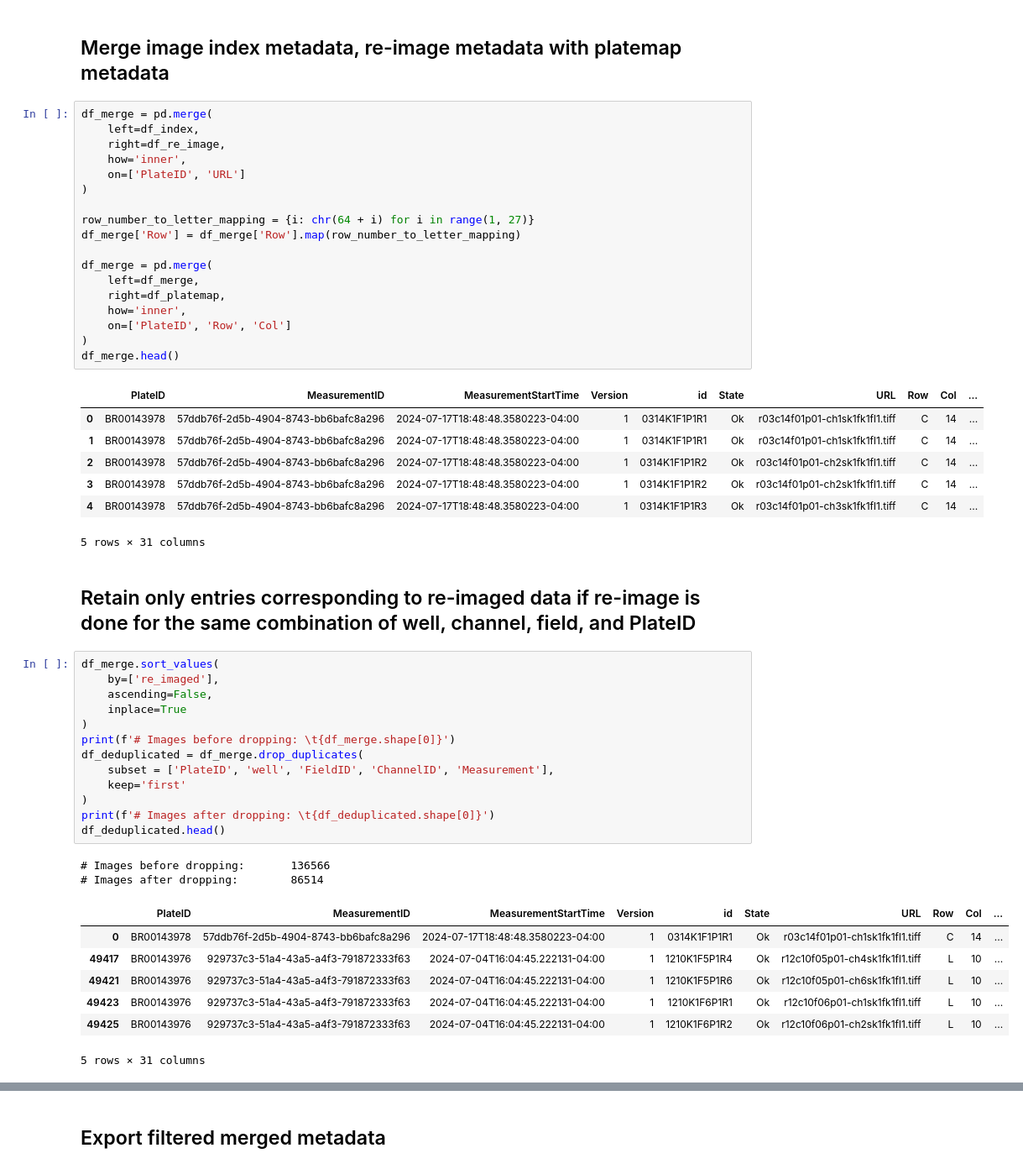
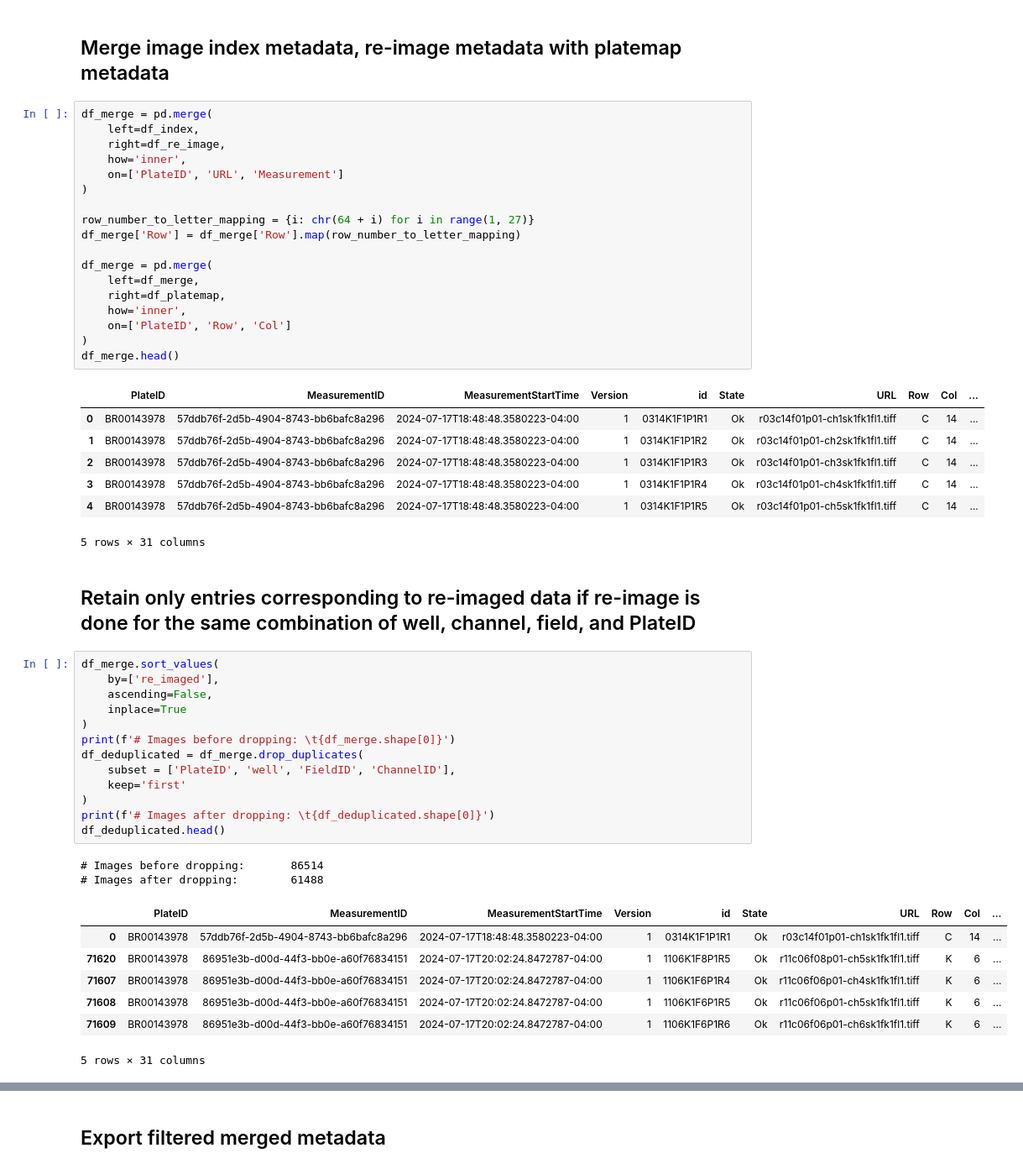
Before and after one commit to wli51/pediatric_cancer_atlas_analysis, a Jupyter notebook: 0.data_analysis_and_processing/1.merge_metadata_and_select_samples.ipynb, the cells around one changed output, grey strips where cells are left out. Shown at 84% size. Cells and saved outputs as stored; diff of their text form.

```diff
--- a/0.data_analysis_and_processing/1.merge_metadata_and_select_samples.ipynb
+++ b/0.data_analysis_and_processing/1.merge_metadata_and_select_samples.ipynb
@@ -68,7 +68,7 @@ df_merge = pd.merge(
     left=df_index,
     right=df_re_image,
     how='inner',
-    on=['PlateID', 'URL']
+    on=['PlateID', 'URL', 'Measurement']
 )
 
 row_number_to_letter_mapping = {i: chr(64 + i) for i in range(1, 27)}
@@ -84,35 +84,35 @@ df_merge.head()
 # %% [output]
 |  | PlateID | MeasurementID | MeasurementStartTime | Version | id | State | URL | Row | Col | ... |
 | 0 | BR00143978 | 57ddb76f-2d5b-4904-8743-bb6bafc8a296 | 2024-07-17T18:48:48.3580223-04:00 | 1 | 0314K1F1P1R1 | Ok | r03c14f01p01-ch1sk1fk1fl1.tiff | C | 14 | ... |
-| 1 | BR00143978 | 57ddb76f-2d5b-4904-8743-bb6bafc8a296 | 2024-07-17T18:48:48.3580223-04:00 | 1 | 0314K1F1P1R1 | Ok | r03c14f01p01-ch1sk1fk1fl1.tiff | C | 14 | ... |
-| 2 | BR00143978 | 57ddb76f-2d5b-4904-8743-bb6bafc8a296 | 2024-07-17T18:48:48.3580223-04:00 | 1 | 0314K1F1P1R2 | Ok | r03c14f01p01-ch2sk1fk1fl1.tiff | C | 14 | ... |
-| 3 | BR00143978 | 57ddb76f-2d5b-4904-8743-bb6bafc8a296 | 2024-07-17T18:48:48.3580223-04:00 | 1 | 0314K1F1P1R2 | Ok | r03c14f01p01-ch2sk1fk1fl1.tiff | C | 14 | ... |
-| 4 | BR00143978 | 57ddb76f-2d5b-4904-8743-bb6bafc8a296 | 2024-07-17T18:48:48.3580223-04:00 | 1 | 0314K1F1P1R3 | Ok | r03c14f01p01-ch3sk1fk1fl1.tiff | C | 14 | ... |
+| 1 | BR00143978 | 57ddb76f-2d5b-4904-8743-bb6bafc8a296 | 2024-07-17T18:48:48.3580223-04:00 | 1 | 0314K1F1P1R2 | Ok | r03c14f01p01-ch2sk1fk1fl1.tiff | C | 14 | ... |
+| 2 | BR00143978 | 57ddb76f-2d5b-4904-8743-bb6bafc8a296 | 2024-07-17T18:48:48.3580223-04:00 | 1 | 0314K1F1P1R3 | Ok | r03c14f01p01-ch3sk1fk1fl1.tiff | C | 14 | ... |
+| 3 | BR00143978 | 57ddb76f-2d5b-4904-8743-bb6bafc8a296 | 2024-07-17T18:48:48.3580223-04:00 | 1 | 0314K1F1P1R4 | Ok | r03c14f01p01-ch4sk1fk1fl1.tiff | C | 14 | ... |
+| 4 | BR00143978 | 57ddb76f-2d5b-4904-8743-bb6bafc8a296 | 2024-07-17T18:48:48.3580223-04:00 | 1 | 0314K1F1P1R5 | Ok | r03c14f01p01-ch5sk1fk1fl1.tiff | C | 14 | ... |
 5 rows × 31 columns
 # %% [markdown]
 ## Retain only entries corresponding to re-imaged data if re-image is done for the same combination of well, channel, field, and PlateID
 # %%
 df_merge.sort_values(
     by=['re_imaged'],
     ascending=False,
     inplace=True
 )
 print(f'# Images before dropping: \t{df_merge.shape[0]}')
 df_deduplicated = df_merge.drop_duplicates(
-    subset = ['PlateID', 'well', 'FieldID', 'ChannelID', 'Measurement'],
+    subset = ['PlateID', 'well', 'FieldID', 'ChannelID'],
     keep='first'
 )
 print(f'# Images after dropping: \t{df_deduplicated.shape[0]}')
 df_deduplicated.head()
 # %% [output]
-# Images before dropping:       136566
-# Images after dropping:        86514
+# Images before dropping:       86514
+# Images after dropping:        61488
 |  | PlateID | MeasurementID | MeasurementStartTime | Version | id | State | URL | Row | Col | ... |
 | 0 | BR00143978 | 57ddb76f-2d5b-4904-8743-bb6bafc8a296 | 2024-07-17T18:48:48.3580223-04:00 | 1 | 0314K1F1P1R1 | Ok | r03c14f01p01-ch1sk1fk1fl1.tiff | C | 14 | ... |
-| 49417 | BR00143976 | 929737c3-51a4-43a5-a4f3-791872333f63 | 2024-07-04T16:04:45.222131-04:00 | 1 | 1210K1F5P1R4 | Ok | r12c10f05p01-ch4sk1fk1fl1.tiff | L | 10 | ... |
-| 49421 | BR00143976 | 929737c3-51a4-43a5-a4f3-791872333f63 | 2024-07-04T16:04:45.222131-04:00 | 1 | 1210K1F5P1R6 | Ok | r12c10f05p01-ch6sk1fk1fl1.tiff | L | 10 | ... |
-| 49423 | BR00143976 | 929737c3-51a4-43a5-a4f3-791872333f63 | 2024-07-04T16:04:45.222131-04:00 | 1 | 1210K1F6P1R1 | Ok | r12c10f06p01-ch1sk1fk1fl1.tiff | L | 10 | ... |
-| 49425 | BR00143976 | 929737c3-51a4-43a5-a4f3-791872333f63 | 2024-07-04T16:04:45.222131-04:00 | 1 | 1210K1F6P1R2 | Ok | r12c10f06p01-ch2sk1fk1fl1.tiff | L | 10 | ... |
+| 71620 | BR00143978 | 86951e3b-d00d-44f3-bb0e-a60f76834151 | 2024-07-17T20:02:24.8472787-04:00 | 1 | 1106K1F8P1R5 | Ok | r11c06f08p01-ch5sk1fk1fl1.tiff | K | 6 | ... |
+| 71607 | BR00143978 | 86951e3b-d00d-44f3-bb0e-a60f76834151 | 2024-07-17T20:02:24.8472787-04:00 | 1 | 1106K1F6P1R4 | Ok | r11c06f06p01-ch4sk1fk1fl1.tiff | K | 6 | ... |
+| 71608 | BR00143978 | 86951e3b-d00d-44f3-bb0e-a60f76834151 | 2024-07-17T20:02:24.8472787-04:00 | 1 | 1106K1F6P1R5 | Ok | r11c06f06p01-ch5sk1fk1fl1.tiff | K | 6 | ... |
+| 71609 | BR00143978 | 86951e3b-d00d-44f3-bb0e-a60f76834151 | 2024-07-17T20:02:24.8472787-04:00 | 1 | 1106K1F6P1R6 | Ok | r11c06f06p01-ch6sk1fk1fl1.tiff | K | 6 | ... |
 5 rows × 31 columns
 # %%
 df_deduplicated.groupby(
```
Also changed, not shown: parts of 1 cell of this notebook, 1 other file.
